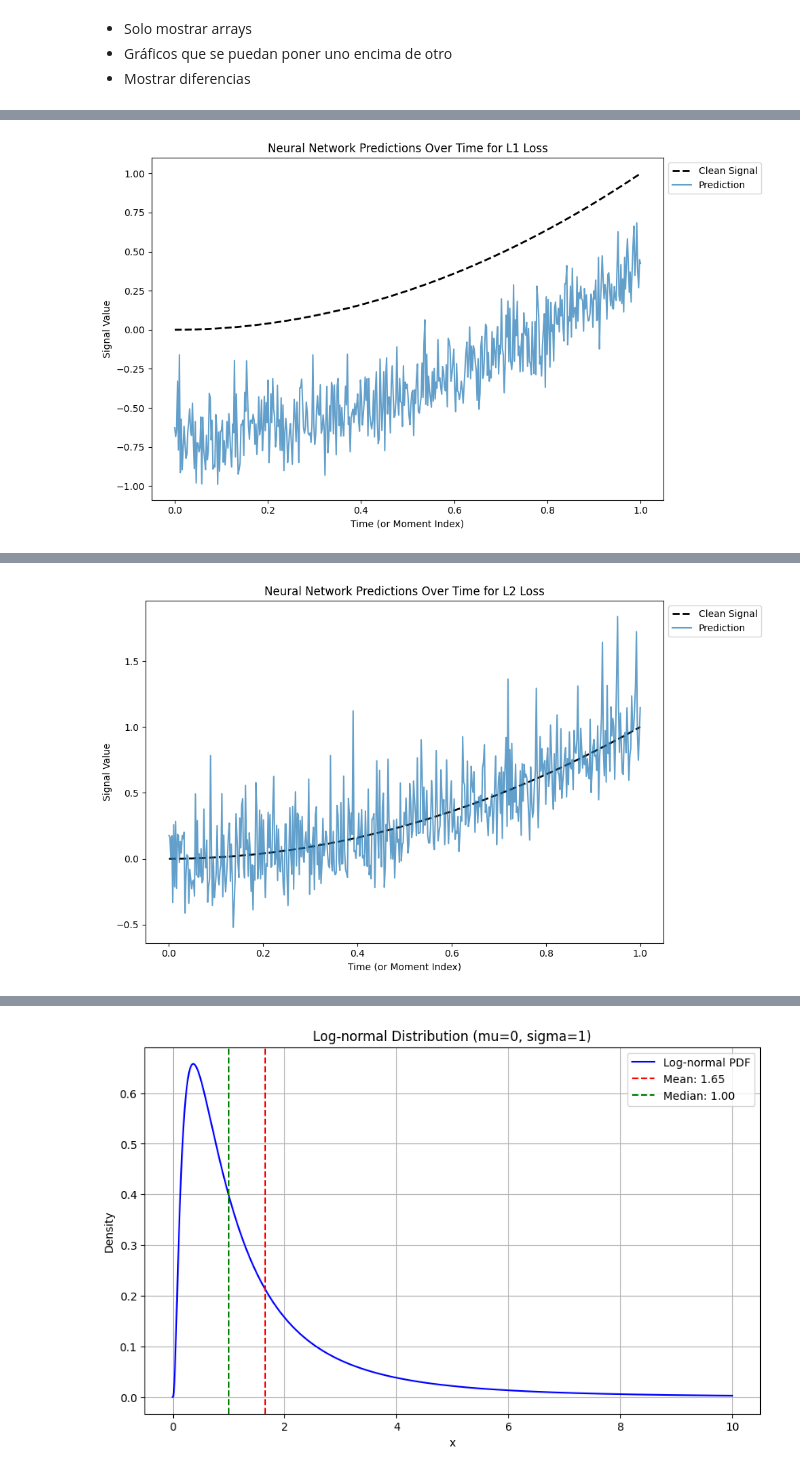
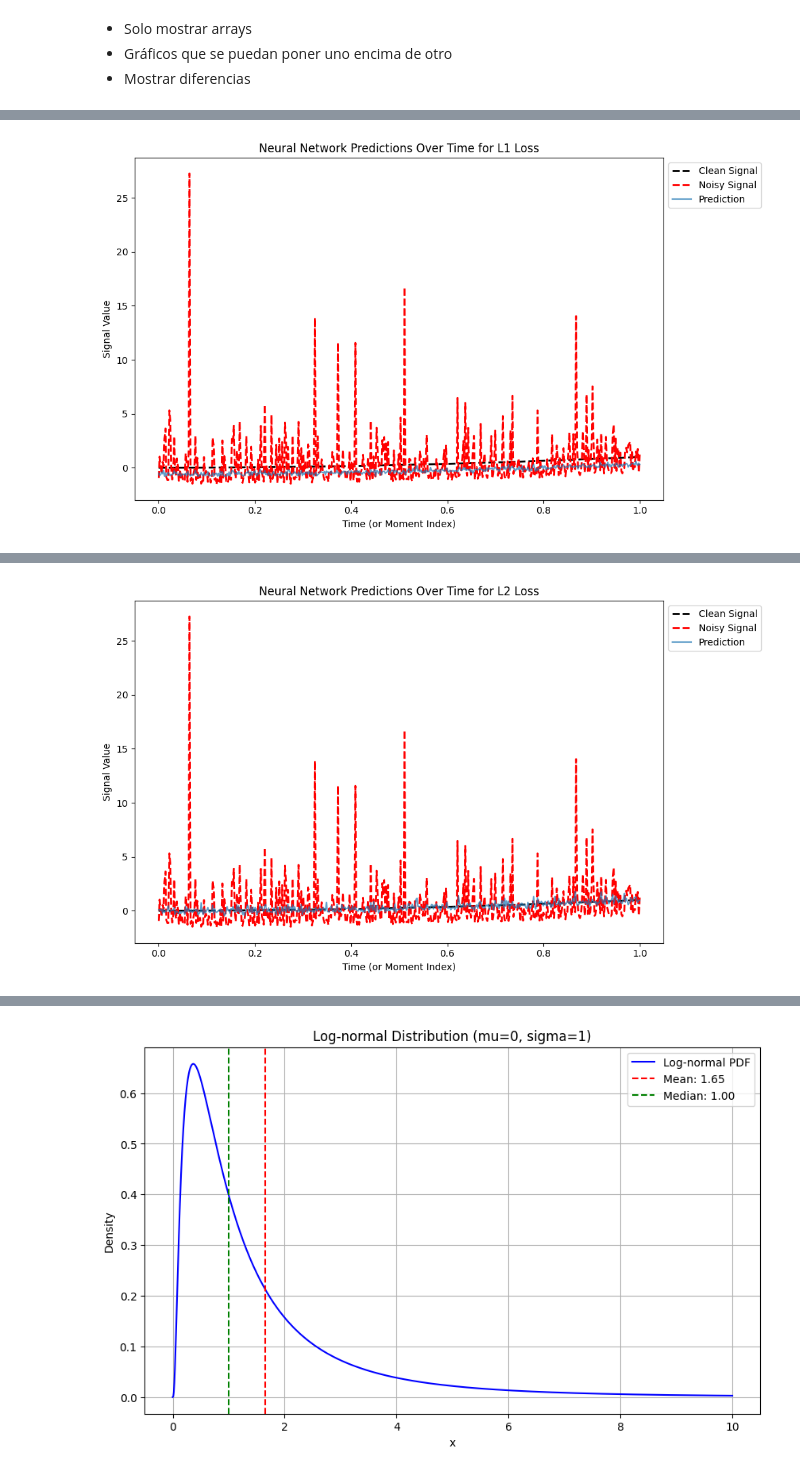
Before and after one commit to ikercb2000/ModellingError_TS, a Jupyter notebook: TransformSeries.ipynb, the cells around one changed output, grey strips where cells are left out. Cells and saved outputs as stored; diff of their text form; code cells hidden in the pictures.

```diff
--- a/TransformSeries.ipynb
+++ b/TransformSeries.ipynb
@@ -21,7 +21,7 @@ Difference: $E(X)-q^{0.5}_X = \beta (\gamma+\ln(\ln(2))) \approx \beta \times 0.
 # %%
 # Seed
 
-seed = 3338
+seed = 3254
 np.random.seed(seed)
 random.seed(seed)
 tf.random.set_seed(seed)
@@ -40,13 +40,17 @@ loss_functions = {
 seq_length = 500   # number of time steps (moments)
 num_examples = 100  # number of examples (noise realizations)
 batch_size = 16
-epochs = 50
+epochs = 250
 learning_rate = 0.01
 x = np.linspace(0, 1, seq_length)
 y_clean = x**2
 loc=0
 scale=1  # for lower values, difference seems random, but for higher values, we approach the expected
 theory_mean = scale*np.euler_gamma
+theory_median = scale*np.log(np.log(2))
+
+mean_array = np.array([theory_mean]*(num_examples * seq_length)).reshape(num_examples, seq_length)
+median_array = np.array([theory_median]*(num_examples * seq_length)).reshape(num_examples, seq_length)
 
 # Create arrays
 
@@ -76,6 +80,7 @@ for title, selected_loss in loss_functions.items():
 
     plt.figure(figsize=(10, 6))
     plt.plot(x, y_clean, 'k--', linewidth=2, label='Clean Signal')
+    plt.plot(x, data[0,:], 'r--', linewidth=2, label='Noisy Signal')
     plt.plot(x, predict[title], label=f'Prediction', alpha=0.7)
     plt.xlabel("Time (or Moment Index)")
     plt.ylabel("Signal Value")
@@ -146,7 +151,6 @@ for title in loss_functions.keys():
     plt.xlabel("Time (or Moment Index)")
     plt.ylabel("Error Value")
     plt.title(f"Prediction Error Over Time for {title} Loss")
-    plt.legend(loc='upper left', bbox_to_anchor=(1, 1))
     plt.tight_layout()
     plt.show()
 # %% [output]
@@ -222,7 +228,7 @@ Difference: $E(X)-q^{0.5}_X = \exp(\mu+\sigma^2/2)-\exp(\mu) = \exp(\mu)(\exp(\s
 # %%
 # Seed
 
-seed = 52
+seed = 526
 np.random.seed(seed)
 random.seed(seed)
 tf.random.set_seed(seed)
@@ -240,20 +246,24 @@ loss_functions = {
 seq_length = 500   # number of time steps (moments)
 num_examples = 100  # number of examples (noise realizations)
 batch_size = 16
-epochs = 50
+epochs = 250
 learning_rate = 0.01
 x = np.linspace(0, 1, seq_length)
 y_clean = x**2
 mean=0
 sigma=1  # for lower values, results vary more or less randomly, but with high values it seems to be near the expected
 theory_mean = np.exp(mean+(sigma**2)/2)
+theory_median = np.exp(mean)
+
+mean_array = np.array([theory_mean]*(num_examples * seq_length)).reshape(num_examples, seq_length)
+median_array = np.array([theory_median]*(num_examples * seq_length)).reshape(num_examples, seq_length)
 
 # Create arrays
 
 x_repeated = np.tile(x, (num_examples, 1))
 np.random.seed(32)
 noise = np.random.lognormal(mean=mean, sigma=sigma, size=num_examples * seq_length).reshape(num_examples, seq_length)
-data = np.tile(y_clean, (num_examples, 1)) + noise - np.array([theory_mean]*(num_examples * seq_length)).reshape(num_examples, seq_length)
+data = np.tile(y_clean, (num_examples, 1)) + noise - mean_array # meadian_array
 target = np.tile(y_clean, (num_examples, 1))
 
 # Create and estimate models
@@ -276,6 +286,7 @@ for title, selected_loss in loss_functions.items():
 
     plt.figure(figsize=(10, 6))
     plt.plot(x, y_clean, 'k--', linewidth=2, label='Clean Signal')
+    plt.plot(x, data[0,:], 'r--', linewidth=2, label='Noisy Signal')
     plt.plot(x, predict[title], label=f'Prediction', alpha=0.7)
     plt.xlabel("Time (or Moment Index)")
     plt.ylabel("Signal Value")
@@ -304 +315 @@ Epoch 50/50
-[figure, old version]
+[figure, new version]
@@ -322 +333 @@ Epoch 50/50
-[figure, old version]
+[figure, new version]
```
Also changed, not shown: parts of 10 cells of this notebook, 1 other file.
